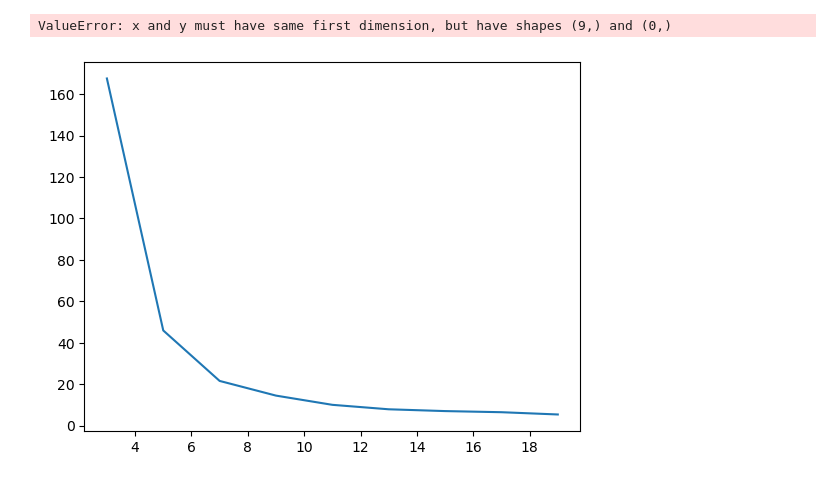
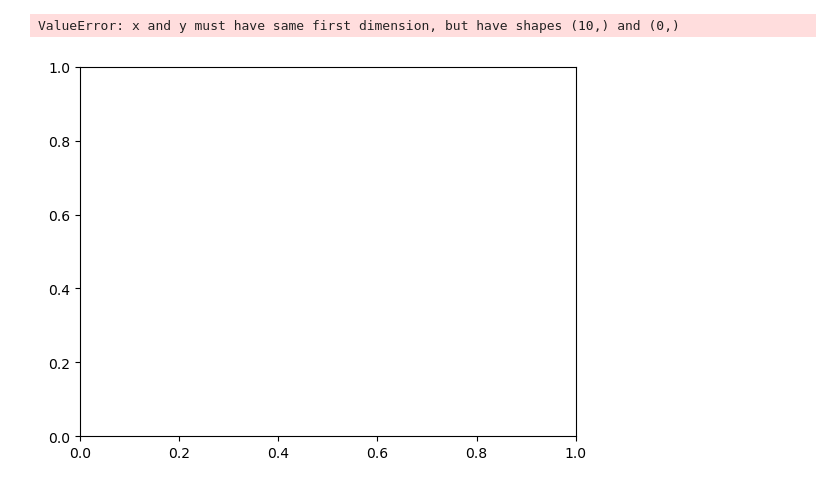
Before and after one commit to clementgilli/inpainting, a Jupyter notebook: time_graph.ipynb, the cells around one changed output. Drawn from its saved outputs; the diff is of its cells as text; code cells hidden in the pictures.

```diff
--- a/time_graph.ipynb
+++ b/time_graph.ipynb
@@ -5,9 +5,3 @@ from utilities import *
 import time
 from matplotlib import pyplot as plt
 from matplotlib import ticker
-# %%
-patch_sizes = np.arange(1, 10)
-execution_time_naive = []
-execution_time = []
-
-print(patch_sizes)
@@ -15,0 +17,8 @@ print(patch_sizes)
+# %%
+patch_sizes = np.arange(1, 11)
+time_naive = [1]#np.load("time_naive.npy")
+time_avec_zone, time_sans_zone = [],[]#np.load("time_avec_zone.npy"), np.load("time_sans_zone.npy")
+masquex1, masquey1, masquex2, masquey2 = height//2-50,width//2-50,height//2+50,width//2+50
+
+
+print(patch_sizes)
@@ -30,14 +72,16 @@ for size in []:
 # %%
-for size in []:
-    start = time.time()
+if len(time_sans_zone) == 0:
+    for size in patch_sizes:
+        start = time.time()
 
-    im = p.PatchedImage("images/maison.tif",size,search_mode="Local")
-    masque = masque_circulaire((100,80),40,im.img.shape,color=False)
-    im.set_masque(draw=False,masque=masque,leaf_size=256)
-    im.set_priorities()
+        im = p.PatchedImage("images/maison.tif",size,search_mode="Full")
+        masque = masque_carre((masquex1, masquey1),(masquex2, masquey2),im.img.shape,color=False)
+        im.set_masque(draw=False,masque=masque,leaf_size=256)
+        im.set_priorities()
 
-    res = im.reconstruction_auto()
+        res = im.reconstruction_auto(save_result=True, save_path=f"results/optilocal/lena-{size}.png")
 
-    execution_time.append(time.time()-start)
+        time_sans_zone.append(time.time()-start)
 
-#np.save('execution_time.npy', execution_time)
+    time_sans_zone = np.array(time_sans_zone)
+    np.save('time_sans_zone.npy', time_sans_zone)
@@ -75,16 +103,13 @@ TypeError: cannot unpack non-iterable NoneType object
 # %%
-time_avec_zone = np.array(time_avec_zone)
-time_sans_zone = np.array(time_sans_zone)
-
-plt.plot(2*patch_sizes+1, time_avec_zone, label='Naive Execution Time')
-plt.plot(2*patch_sizes+1, time_sans_zone, label='Optimized Execution Time')
+plt.plot(2*patch_sizes+1, execution_time_naive, label='Naive Execution Time')
+plt.plot(2*patch_sizes+1, execution_time, label='Optimized Execution Time')
 plt.xlabel('Patch Size')
 plt.ylabel('Execution Time (s)')
 plt.title('Execution Time vs Patch Size')
 plt.yscale('log')
 plt.yticks([10, 100, 300], ['10s', '100s', '300s'])  # Set y-ticks to nice values
 plt.legend()
 plt.show()
 # %% [output]
-ValueError: x and y must have same first dimension, but have shapes (9,) and (0,)
+ValueError: x and y must have same first dimension, but have shapes (10,) and (0,)
-[figure, old version]
+[figure, new version]
```
Also changed, not shown: parts of 9 cells of this notebook, 16 other files.
